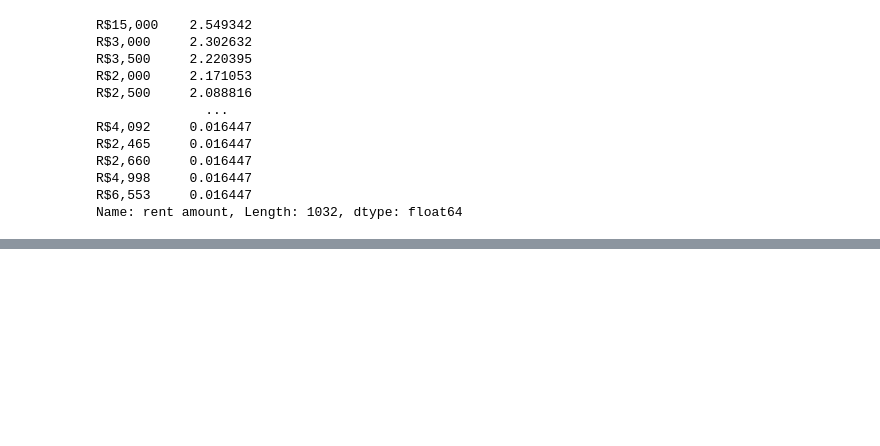
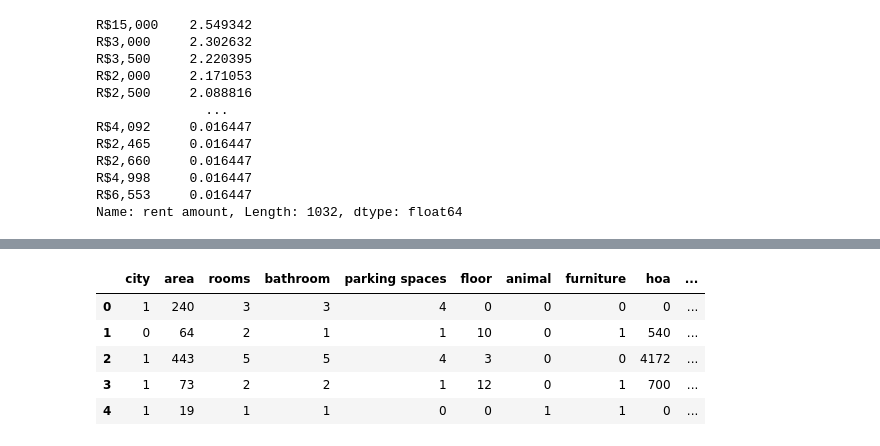
Before and after one commit to Uti2/Japa-Project, a Jupyter notebook: japa_project.ipynb, the cells around one changed output, grey strips where cells are left out. Cells and saved outputs as stored; diff of their text form; code cells hidden in the pictures; blank space fills up the shorter version.

```diff
--- a/japa_project.ipynb
+++ b/japa_project.ipynb
@@ -54,0 +151,22 @@ df = df.drop
+# %%
+# Replace missing floor values with 0
+df['floor'] = df['floor'].replace('-', 0)
+
+# Loop through monetary columns for cleaning
+monetary_columns = ['hoa', 'rent amount', 'property tax', 'fire insurance', 'total']
+for col in monetary_columns:
+    df[col] = df[col].replace(['R\$', ','], '', regex=True)
+
+# Handle special values in 'hoa' and 'property tax' columns
+special_values_cols = ['hoa', 'property tax']
+for col in special_values_cols:
+    df[col] = df[col].replace(['Sem info', 'Incluso'], '0')
+
+df.head()
+# %% [output]
+|  | city | area | rooms | bathroom | parking spaces | floor | animal | furniture | hoa | ... |
+| 0 | 1 | 240 | 3 | 3 | 4 | 0 | 0 | 0 | 0 | ... |
+| 1 | 0 | 64 | 2 | 1 | 1 | 10 | 0 | 1 | 540 | ... |
+| 2 | 1 | 443 | 5 | 5 | 4 | 3 | 0 | 0 | 4172 | ... |
+| 3 | 1 | 73 | 2 | 2 | 1 | 12 | 0 | 1 | 700 | ... |
+| 4 | 1 | 19 | 1 | 1 | 0 | 0 | 1 | 1 | 0 | ... |
```
Also changed, not shown: parts of 12 cells of this notebook.
